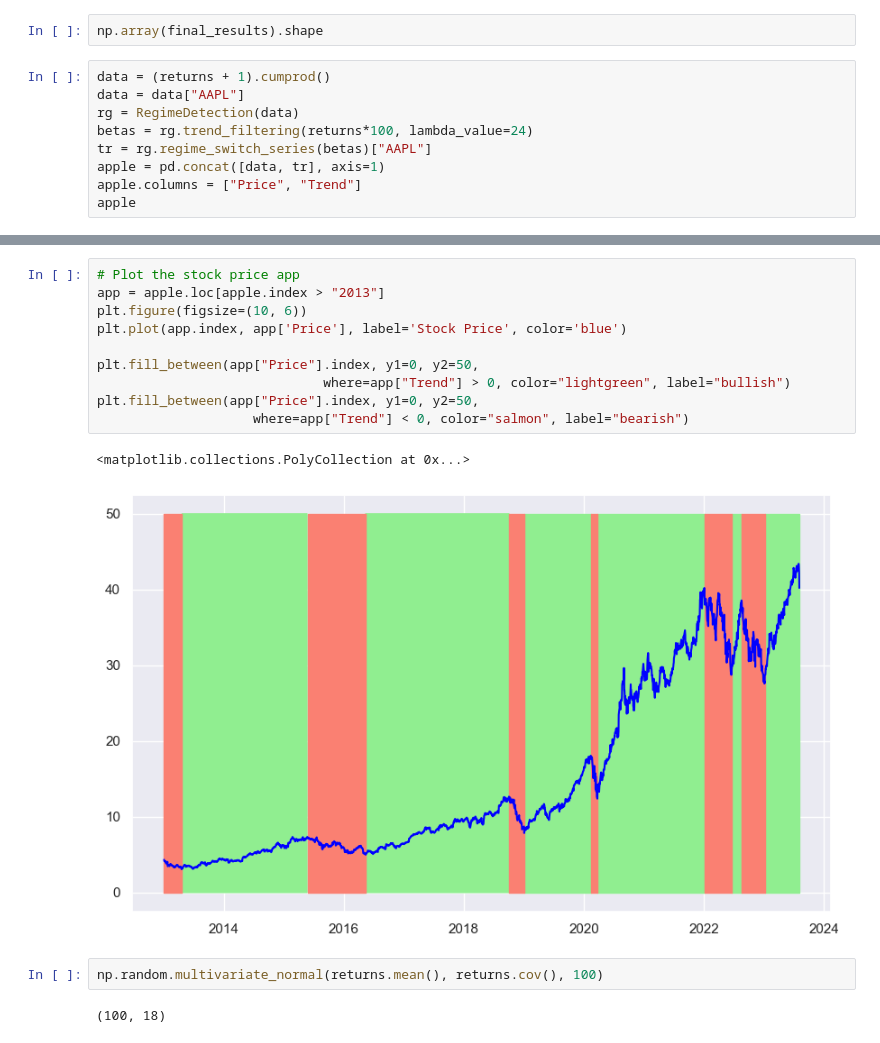
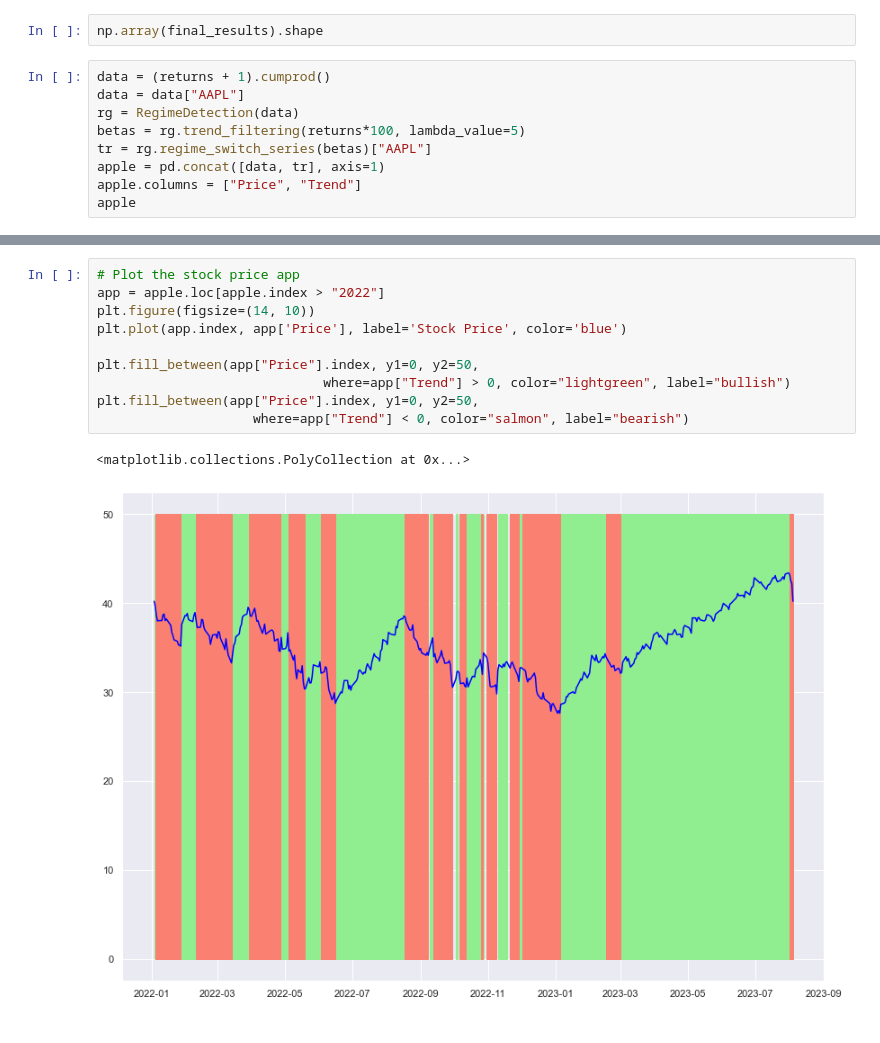
Before and after one commit to erfantbtb/algotrade-riskmanagement, a Jupyter notebook: test.ipynb, the cells around one changed output, grey strips where cells are left out. Cells and saved outputs as stored; diff of their text form.

```diff
--- a/test.ipynb
+++ b/test.ipynb
@@ -82,7 +84,7 @@ np.array(final_results).shape
 data = (returns + 1).cumprod()
 data = data["AAPL"]
 rg = RegimeDetection(data)
-betas = rg.trend_filtering(returns*100, lambda_value=24)
+betas = rg.trend_filtering(returns*100, lambda_value=5)
 tr = rg.regime_switch_series(betas)["AAPL"]
 apple = pd.concat([data, tr], axis=1)
 apple.columns = ["Price", "Trend"]
@@ -104,18 +106,14 @@ apple
 3804 rows × 2 columns
 # %%
 # Plot the stock price app
-app = apple.loc[apple.index > "2013"]
-plt.figure(figsize=(10, 6))
+app = apple.loc[apple.index > "2022"]
+plt.figure(figsize=(14, 10))
 plt.plot(app.index, app['Price'], label='Stock Price', color='blue')
 
 plt.fill_between(app["Price"].index, y1=0, y2=50,
                              where=app["Trend"] > 0, color="lightgreen", label="bullish")
 plt.fill_between(app["Price"].index, y1=0, y2=50,
                     where=app["Trend"] < 0, color="salmon", label="bearish")
 # %% [output]
 <matplotlib.collections.PolyCollection at 0x...>
-[figure, old version]
+[figure, new version]
-# %%
-np.random.multivariate_normal(returns.mean(), returns.cov(), 100)
-# %% [output]
-(100, 18)
```
Also changed, not shown: parts of 4 cells of this notebook, 7 other files.
